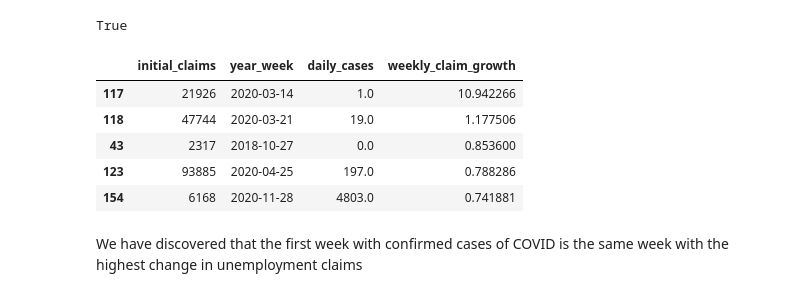
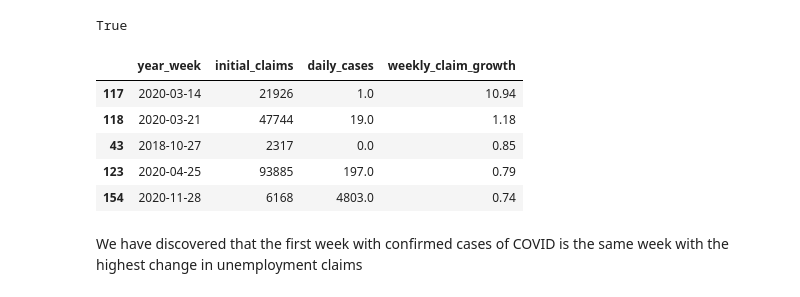
Before and after one commit to emcediel/DATA-512-Project, a Jupyter notebook: src/Part I, II, III, IV - Code.ipynb, the cells around one changed output. Cells and saved outputs as stored; diff of their text form; code cells hidden in the pictures.

```diff
--- a/src/Part I, II, III, IV - Code.ipynb
+++ b/src/Part I, II, III, IV - Code.ipynb
@@ -660,14 +660,14 @@ True
 # %%
 #We check which were the top 5 days with highest growth change for initial unemployment claims
 top_growth = unemployment_OK_cases.weekly_claim_growth.sort_values(ascending=False).head(5)
-unemployment_OK_cases.loc[top_growth.index][['initial_claims','year_week','daily_cases','weekly_claim_growth']]
+unemployment_OK_cases.loc[top_growth.index][['year_week','initial_claims','daily_cases','weekly_claim_growth']].round(decimals=2)
 # %% [output]
-|  | initial_claims | year_week | daily_cases | weekly_claim_growth |
-| 117 | 21926 | 2020-03-14 | 1.0 | 10.942266 |
-| 118 | 47744 | 2020-03-21 | 19.0 | 1.177506 |
-| 43 | 2317 | 2018-10-27 | 0.0 | 0.853600 |
-| 123 | 93885 | 2020-04-25 | 197.0 | 0.788286 |
-| 154 | 6168 | 2020-11-28 | 4803.0 | 0.741881 |
+|  | year_week | initial_claims | daily_cases | weekly_claim_growth |
+| 117 | 2020-03-14 | 21926 | 1.0 | 10.94 |
+| 118 | 2020-03-21 | 47744 | 19.0 | 1.18 |
+| 43 | 2018-10-27 | 2317 | 0.0 | 0.85 |
+| 123 | 2020-04-25 | 93885 | 197.0 | 0.79 |
+| 154 | 2020-11-28 | 6168 | 4803.0 | 0.74 |
 # %% [markdown]
 We have discovered that the first week with confirmed cases of COVID is the same week with the highest change in unemployment claims
 # %% [markdown]
```
Also changed, not shown: parts of 8 cells of this notebook, 1 other file.
